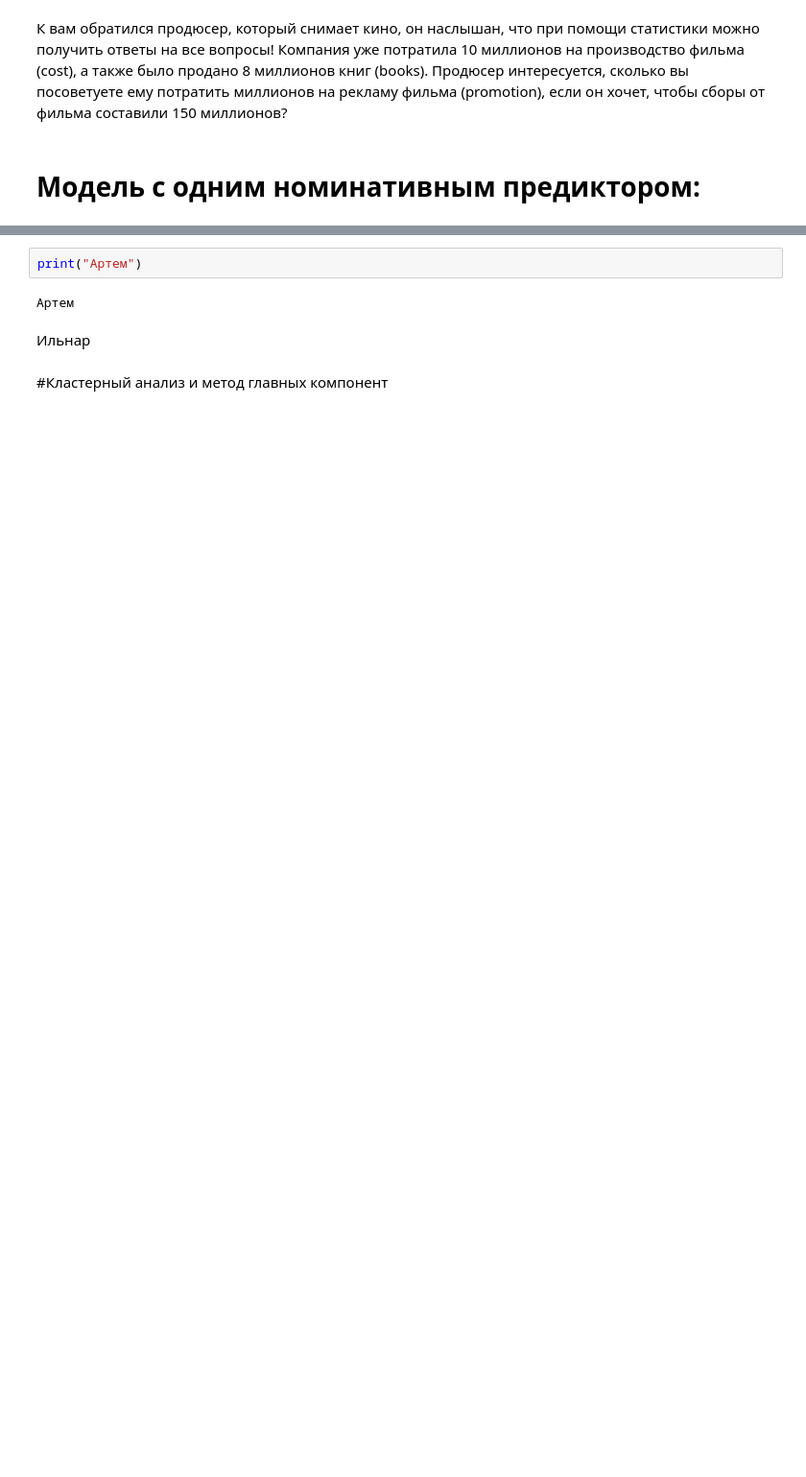
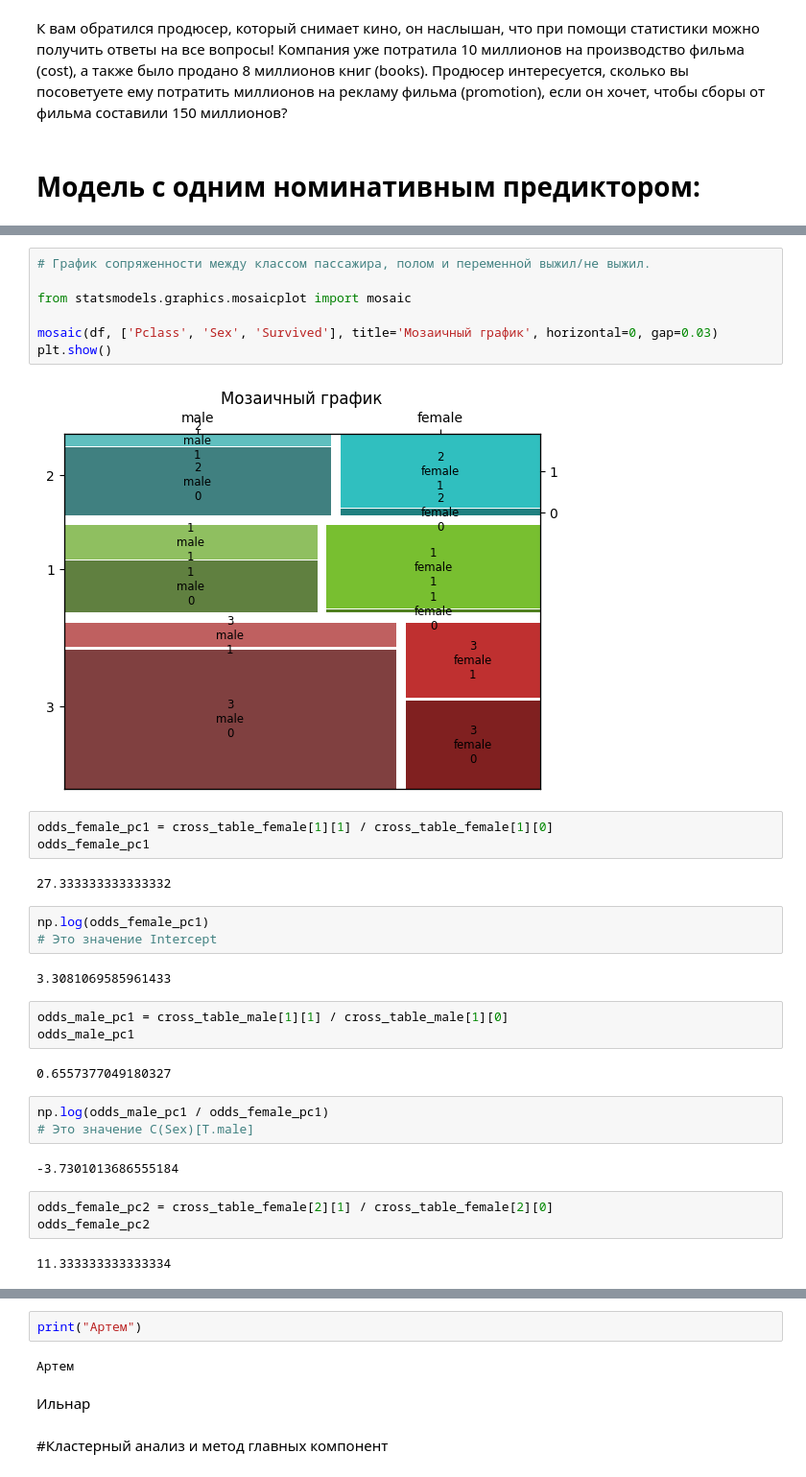
Before and after one commit to Artem7davlet/artem_git, a Jupyter notebook: MathStat.ipynb, the cells around one changed output, grey strips where cells are left out. Shown at 96% size. Drawn from its saved outputs; the diff is of its cells as text; blank space fills up the shorter version.

```diff
--- a/MathStat.ipynb
+++ b/MathStat.ipynb
@@ -380,0 +527,34 @@ find_n_sdalo (logit_p, n_vsego)
+# %%
+# График сопряженности между классом пассажира, полом и переменной выжил/не выжил.
+
+from statsmodels.graphics.mosaicplot import mosaic
+
+mosaic(df, ['Pclass', 'Sex', 'Survived'], title='Мозаичный график', horizontal=0, gap=0.03)
+plt.show()
+# %% [output]
+[figure, added]
+# %%
+odds_female_pc1 = cross_table_female[1][1] / cross_table_female[1][0]
+odds_female_pc1
+# %% [output]
+27.333333333333332
+# %%
+np.log(odds_female_pc1)
+# Это значение Intercept
+# %% [output]
+3.3081069585961433
+# %%
+odds_male_pc1 = cross_table_male[1][1] / cross_table_male[1][0]
+odds_male_pc1
+# %% [output]
+0.6557377049180327
+# %%
+np.log(odds_male_pc1 / odds_female_pc1)
+# Это значение C(Sex)[T.male]
+# %% [output]
+-3.7301013686555184
+# %%
+odds_female_pc2 = cross_table_female[2][1] / cross_table_female[2][0]
+odds_female_pc2
+# %% [output]
+11.333333333333334
```
Also changed, not shown: parts of 68 cells of this notebook.
